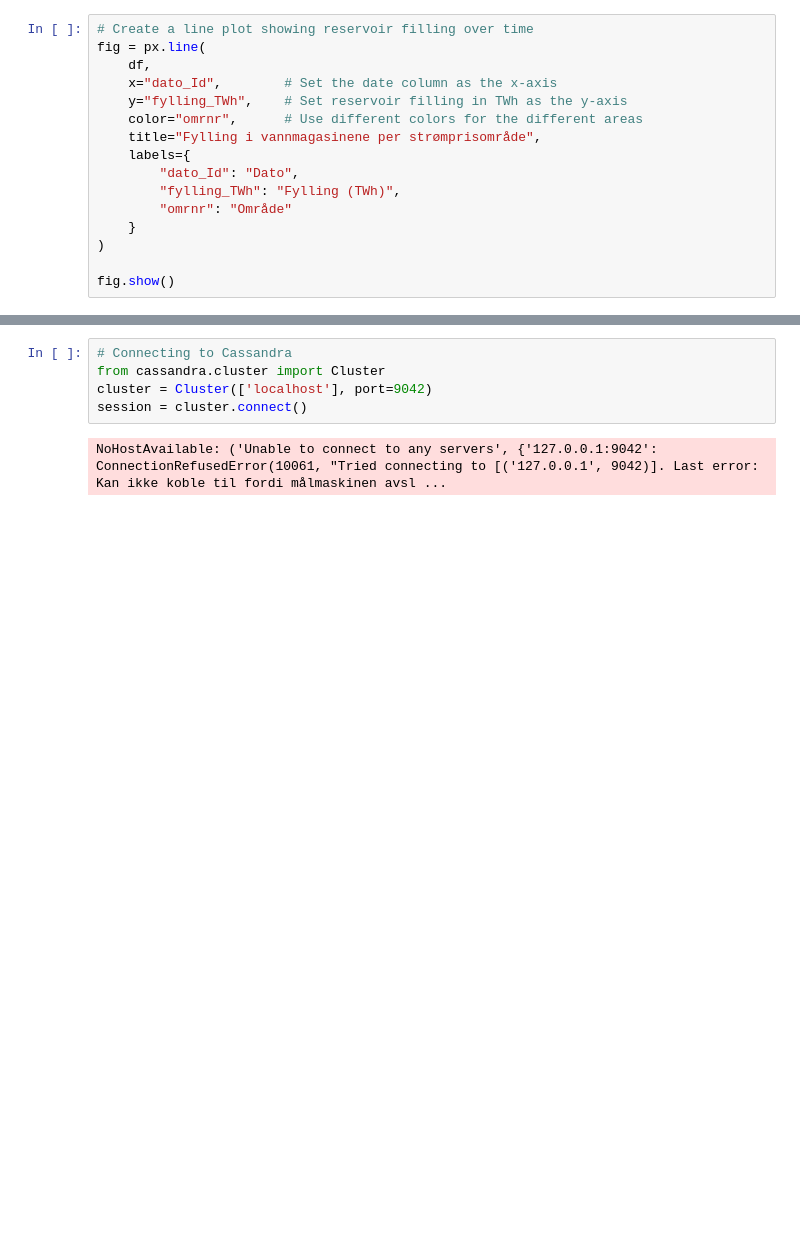
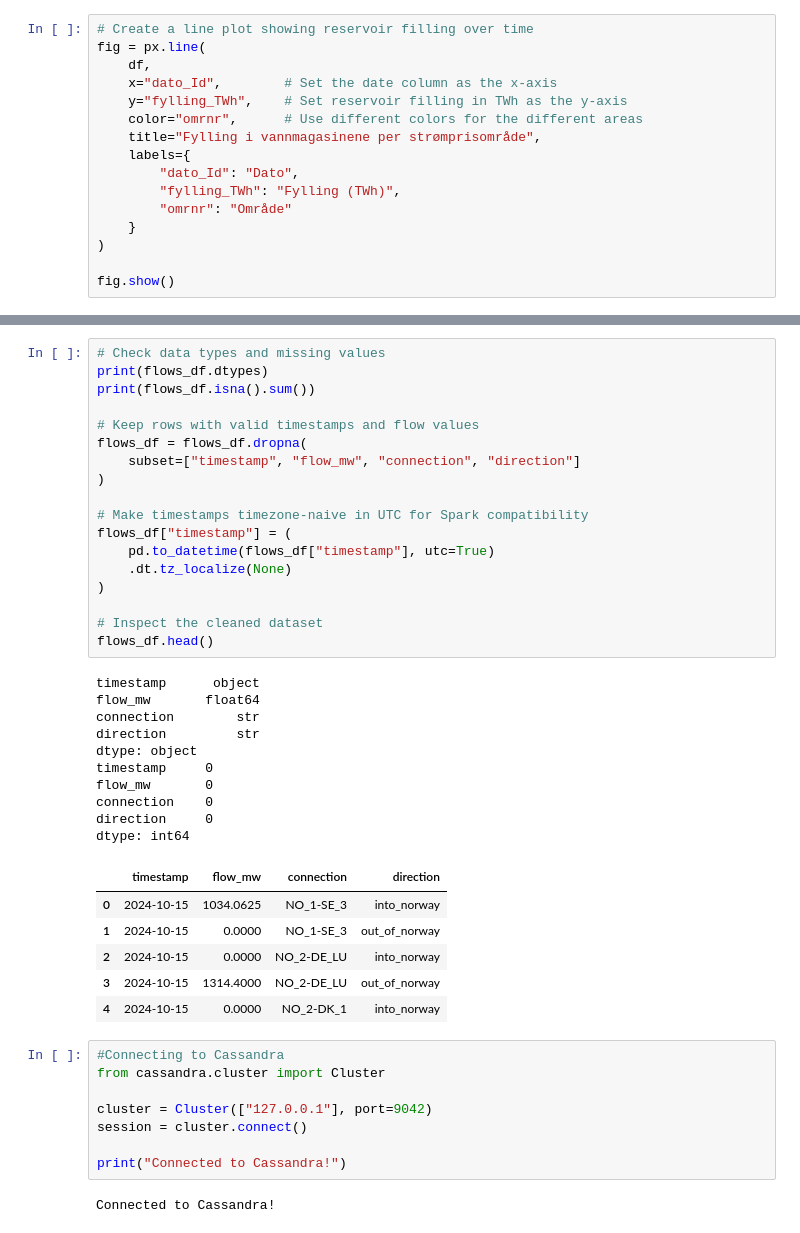
Before and after one commit to olegro99/IND320-OLEGRO99, a Jupyter notebook: D2Dbook/ASsignment 2.ipynb, the cells around one changed output, grey strips where cells are left out. Cells and saved outputs as stored; diff of their text form; blank space fills up the shorter version.

```diff
--- a/D2Dbook/ASsignment 2.ipynb
+++ b/D2Dbook/ASsignment 2.ipynb
@@ -114,7 +381,45 @@ print(flows_df.shape)
+# %%
+# Check data types and missing values
+print(flows_df.dtypes)
+print(flows_df.isna().sum())
+
+# Keep rows with valid timestamps and flow values
+flows_df = flows_df.dropna(
+    subset=["timestamp", "flow_mw", "connection", "direction"]
+)
+
+# Make timestamps timezone-naive in UTC for Spark compatibility
+flows_df["timestamp"] = (
+    pd.to_datetime(flows_df["timestamp"], utc=True)
+    .dt.tz_localize(None)
+)
+
+# Inspect the cleaned dataset
+flows_df.head()
+# %% [output]
+timestamp      object
+flow_mw       float64
+connection        str
+direction         str
+dtype: object
+timestamp     0
+flow_mw       0
+connection    0
+direction     0
+dtype: int64
+|  | timestamp | flow_mw | connection | direction |
+| 0 | 2024-10-15 | 1034.0625 | NO_1-SE_3 | into_norway |
+| 1 | 2024-10-15 | 0.0000 | NO_1-SE_3 | out_of_norway |
+| 2 | 2024-10-15 | 0.0000 | NO_2-DE_LU | into_norway |
+| 3 | 2024-10-15 | 1314.4000 | NO_2-DE_LU | out_of_norway |
+| 4 | 2024-10-15 | 0.0000 | NO_2-DK_1 | into_norway |
 # %%
-# Connecting to Cassandra
+#Connecting to Cassandra
 from cassandra.cluster import Cluster
-cluster = Cluster(['localhost'], port=9042)
+
+cluster = Cluster(["127.0.0.1"], port=9042)
 session = cluster.connect()
+
+print("Connected to Cassandra!")
 # %% [output]
-NoHostAvailable: ('Unable to connect to any servers', {'127.0.0.1:9042': ConnectionRefusedError(10061, "Tried connecting to [('127.0.0.1', 9042)]. Last error: Kan ikke koble til fordi målmaskinen avsl ...
+Connected to Cassandra!
```
Also changed, not shown: parts of 17 cells of this notebook.
